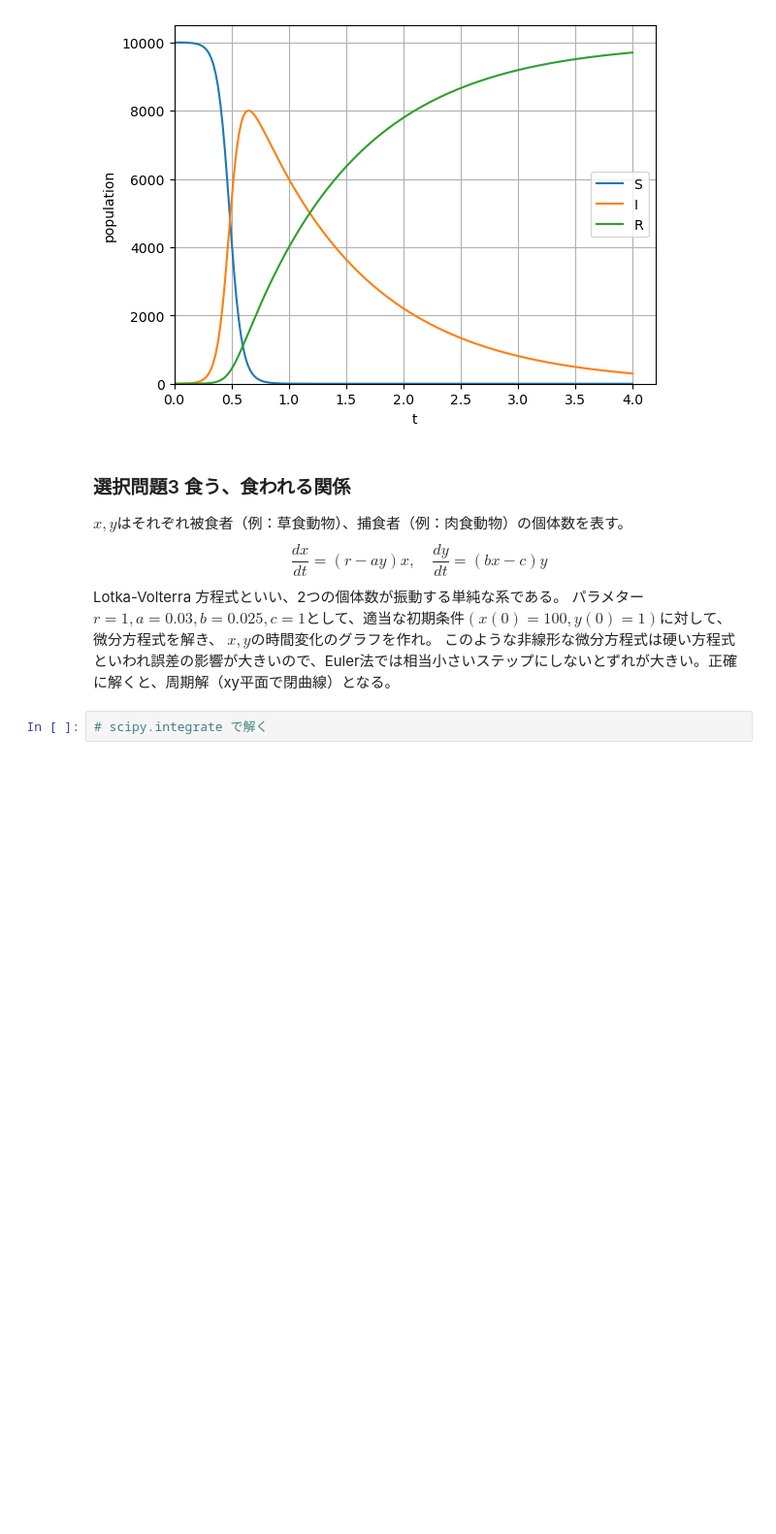
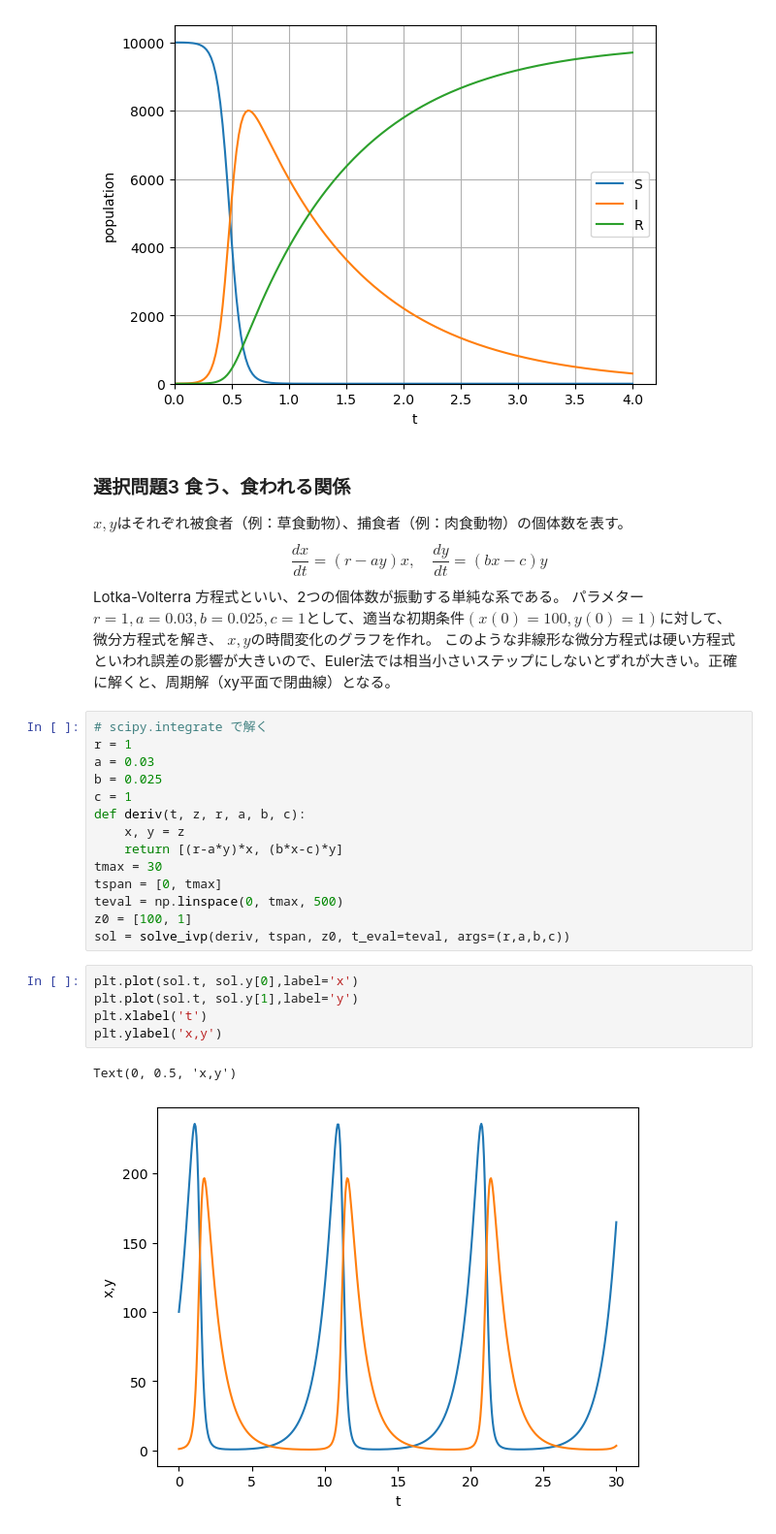
Before and after one commit to kyorin-phys/joho, a Jupyter notebook: p8.ipynb, the cells around one changed output. Shown: that part at 97% size. Saved outputs shown, nothing was run; the diff lists cells and outputs as text; blank space fills up the shorter version.

```diff
--- a/p8.ipynb
+++ b/p8.ipynb
@@ -441,5 +441,25 @@ Lotka-Volterra 方程式といい、2つの個体数が振動する単純な系
 パラメター　$r=1, a=0.03, b=0.025, c=1$として、適当な初期条件$(x(0)=100, y(0)=1)$に対して、微分方程式を解き、
 $x, y$の時間変化のグラフを作れ。
 このような非線形な微分方程式は硬い方程式といわれ誤差の影響が大きいので、Euler法では相当小さいステップにしないとずれが大きい。正確に解くと、周期解（xy平面で閉曲線）となる。
-# %%
-# scipy.integrate で解く
+# %%
+# scipy.integrate で解く
+r = 1
+a = 0.03
+b = 0.025
+c = 1
+def deriv(t, z, r, a, b, c):
+    x, y = z
+    return [(r-a*y)*x, (b*x-c)*y]
+tmax = 30
+tspan = [0, tmax]
+teval = np.linspace(0, tmax, 500)
+z0 = [100, 1]
+sol = solve_ivp(deriv, tspan, z0, t_eval=teval, args=(r,a,b,c))
+# %%
+plt.plot(sol.t, sol.y[0],label='x')
+plt.plot(sol.t, sol.y[1],label='y')
+plt.xlabel('t')
+plt.ylabel('x,y')
+# %% [output]
+Text(0, 0.5, 'x,y')
+[figure, added]
```
Also changed, not shown: parts of 5 cells of this notebook.
